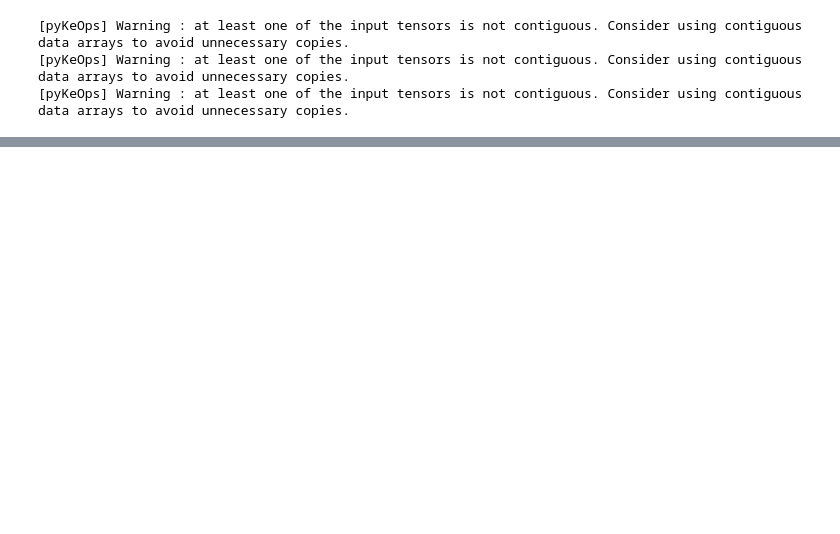
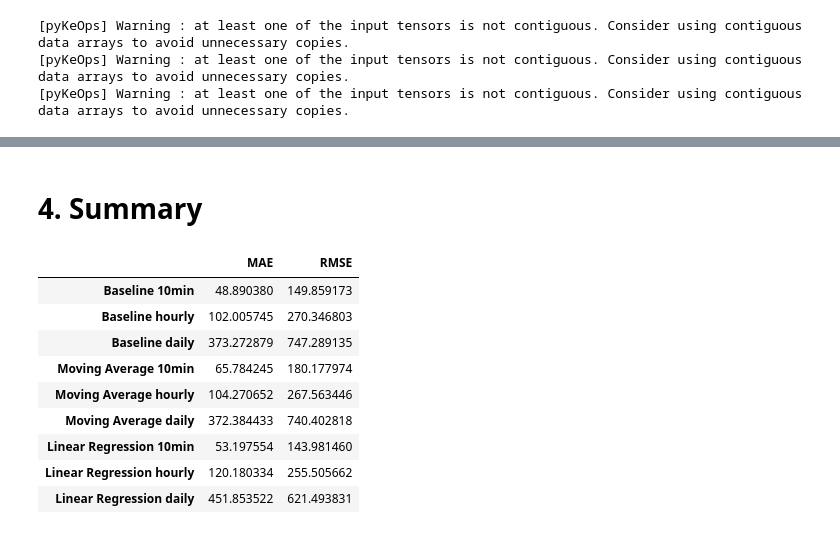
Before and after one commit to H-Kugler/forecasting-wind-power, a Jupyter notebook: notebooks/LR.ipynb, the cells around one changed output, grey strips where cells are left out. Saved outputs shown, nothing was run; the diff lists cells and outputs as text; code cells hidden in the pictures; blank space fills up the shorter version.

```diff
--- a/notebooks/LR.ipynb
+++ b/notebooks/LR.ipynb
@@ -199,13 +271,13 @@ lr.fit(X_train, y_train)
 y_pred = lr.predict(X_test)
 
 # calculate the mae, the mean squared error and rmse
-mae = median_absolute_error(y_test, y_pred)
-mse = mean_squared_error(y_test, y_pred)
-rmse = np.sqrt(mse)
+lr_mae_10min = median_absolute_error(y_test, y_pred)
+lr_mse_10min = mean_squared_error(y_test, y_pred)
+lr_rmse_10min = np.sqrt(lr_mse_10min)
 
-print(f'MSE: {mse}')
-print(f'RMSE: {rmse}')
-print(f'MAE: {mae}')
+print(f'MSE: {lr_mse_10min}')
+print(f'RMSE: {lr_rmse_10min}')
+print(f'MAE: {lr_mae_10min}')
 # %% [output]
 MSE: 20730.660862122142
 RMSE: 143.98146013331765
@@ -256,13 +328,13 @@ lr.fit(X_train, y_train)
 y_pred = lr.predict(X_test)
 
 # calculate the mae, the mean squared error and rmse
-mae = median_absolute_error(y_test, y_pred)
-mse = mean_squared_error(y_test, y_pred)
-rmse = np.sqrt(mse)
+lr_mae_hourly = median_absolute_error(y_test, y_pred)
+lr_mse_hourly = mean_squared_error(y_test, y_pred)
+lr_rmse_hourly = np.sqrt(lr_mse_hourly)
 
-print(f'MSE: {mse}')
-print(f'RMSE: {rmse}')
-print(f'MAE: {mae}')
+print(f'MSE: {lr_mse_hourly}')
+print(f'RMSE: {lr_rmse_hourly}')
+print(f'MAE: {lr_mae_hourly}')
 # %% [output]
 MSE: 65283.14332091416
 RMSE: 255.50566201341638
@@ -301,13 +373,13 @@ lr.fit(X_train, y_train)
 y_pred = lr.predict(X_test)
 
 # calculate the mae, the mean squared error and rmse
-mae = median_absolute_error(y_test, y_pred)
-mse = mean_squared_error(y_test, y_pred)
-rmse = np.sqrt(mse)
+lr_mae_daily = median_absolute_error(y_test, y_pred)
+lr_mse_daily = mean_squared_error(y_test, y_pred)
+lr_rmse_daily = np.sqrt(lr_mse_daily)
 
-print(f'MSE: {mse}')
-print(f'RMSE: {rmse}')
-print(f'MAE: {mae}')
+print(f'MSE: {lr_mse_daily}')
+print(f'RMSE: {lr_rmse_daily}')
+print(f'MAE: {lr_mae_daily}')
 # %% [output]
 MSE: 386254.5821843105
 RMSE: 621.4938311715656
@@ -435,0 +485,22 @@ Name: Power (kW), Length: 100, dtype: float64
+# %% [markdown]
+# 4. Summary
+# %%
+# create table with all errors
+
+errors = pd.DataFrame({'MAE': [baseline_mae_10min, baseline_mae_hourly, baseline_mae_daily, ma_mae_10min, ma_mae_hourly, ma_mae_daily, lr_mae_10min, lr_mae_hourly, lr_mae_daily],
+                            'RMSE': [baseline_rmse_10min, baseline_rmse_hourly, baseline_rmse_daily, ma_rmse_10min, ma_rmse_hourly, ma_rmse_daily, lr_rmse_10min, lr_rmse_hourly, lr_rmse_daily]})
+
+errors.index = ['Baseline 10min', 'Baseline hourly', 'Baseline daily', 'Moving Average 10min', 'Moving Average hourly', 'Moving Average daily', 'Linear Regression 10min', 'Linear Regression hourly', 'Linear Regression daily']
+
+errors
+# %% [output]
+|  | MAE | RMSE |
+| Baseline 10min | 48.890380 | 149.859173 |
+| Baseline hourly | 102.005745 | 270.346803 |
+| Baseline daily | 373.272879 | 747.289135 |
+| Moving Average 10min | 65.784245 | 180.177974 |
+| Moving Average hourly | 104.270652 | 267.563446 |
+| Moving Average daily | 372.384433 | 740.402818 |
+| Linear Regression 10min | 53.197554 | 143.981460 |
+| Linear Regression hourly | 120.180334 | 255.505662 |
+| Linear Regression daily | 451.853522 | 621.493831 |
```
Also changed, not shown: parts of 12 cells of this notebook.
